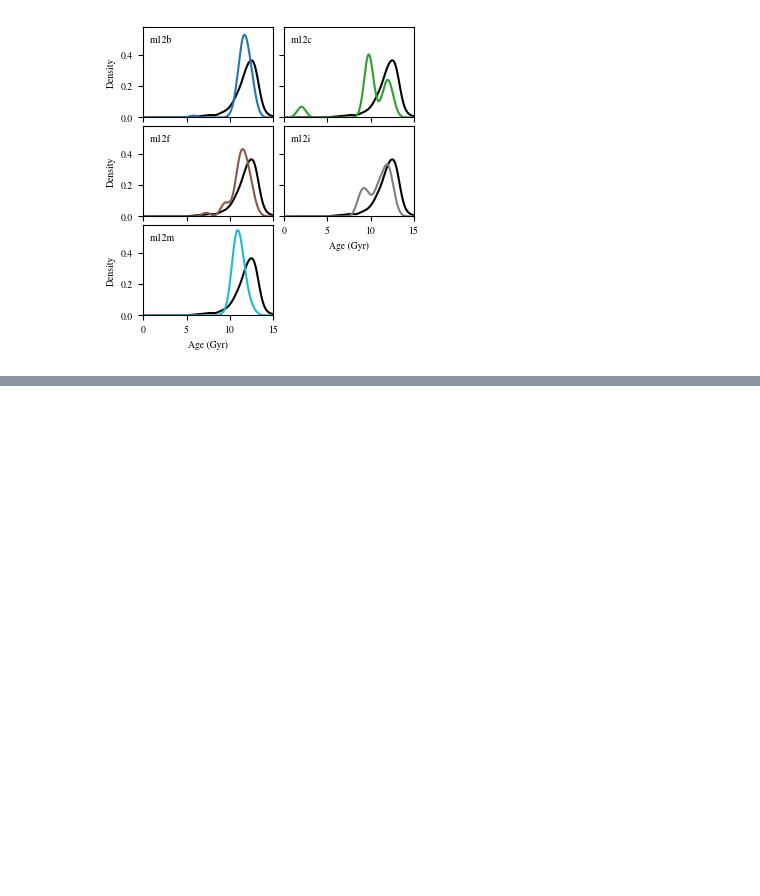
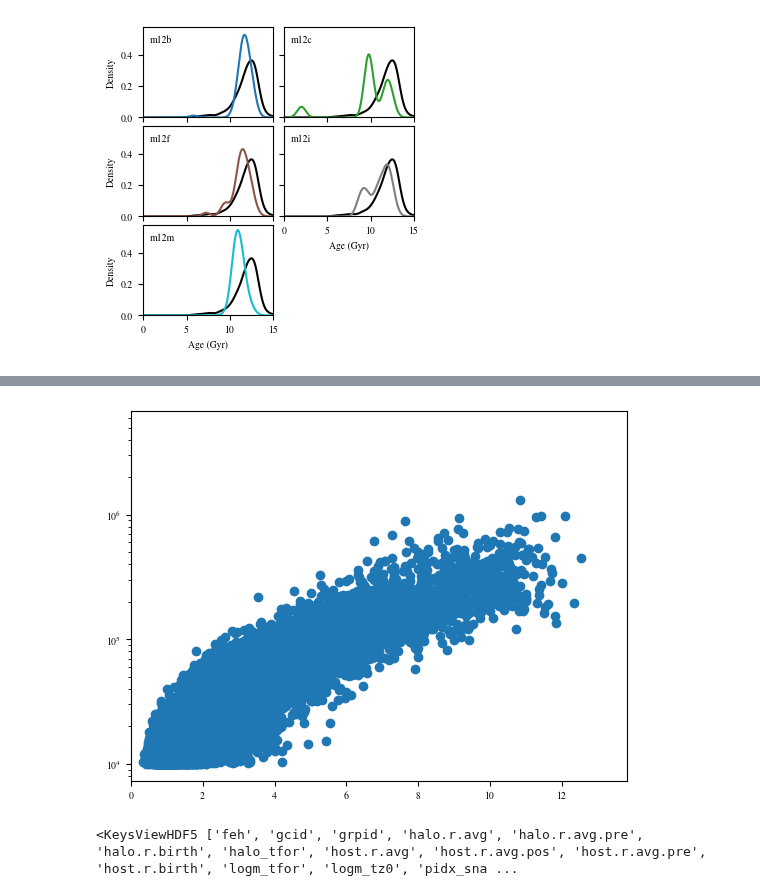
Before and after one commit to finn-pal/cluster_destruction, a Jupyter notebook: notebooks/cluster_numbers.ipynb, the cells around one changed output, grey strips where cells are left out. Saved outputs shown, nothing was run; the diff lists cells and outputs as text; code cells hidden in the pictures; blank space fills up the shorter version.

```diff
--- a/notebooks/cluster_numbers.ipynb
+++ b/notebooks/cluster_numbers.ipynb
@@ -561,0 +577,17 @@ m12m: median GC age is 1.11 Gyr younger than MW
+# %%
+mfor = 10 ** ghost_data["it001"]["source"]["logm_tfor"][()]
+adis = ghost_data["it001"]["source"]["tdis"][()] - ghost_data["it001"]["source"]["tfor"][()]
+c = ghost_data["it001"]["source"]["torb_600"][()]
+
+plt.scatter(adis, mfor)
+plt.xlim(0, timez0)
+# plt.colorbar()
+
+# plt.xscale("log")
+plt.yscale("log")
+# %% [output]
+[figure, added]
+# %%
+ghost_data["it001"]["source"].keys()
+# %% [output]
+<KeysViewHDF5 ['feh', 'gcid', 'grpid', 'halo.r.avg', 'halo.r.avg.pre', 'halo.r.birth', 'halo_tfor', 'host.r.avg', 'host.r.avg.pos', 'host.r.avg.pre', 'host.r.birth', 'logm_tfor', 'logm_tz0', 'pidx_sna ...
```
Also changed, not shown: parts of 3 cells of this notebook, 5 other files.
